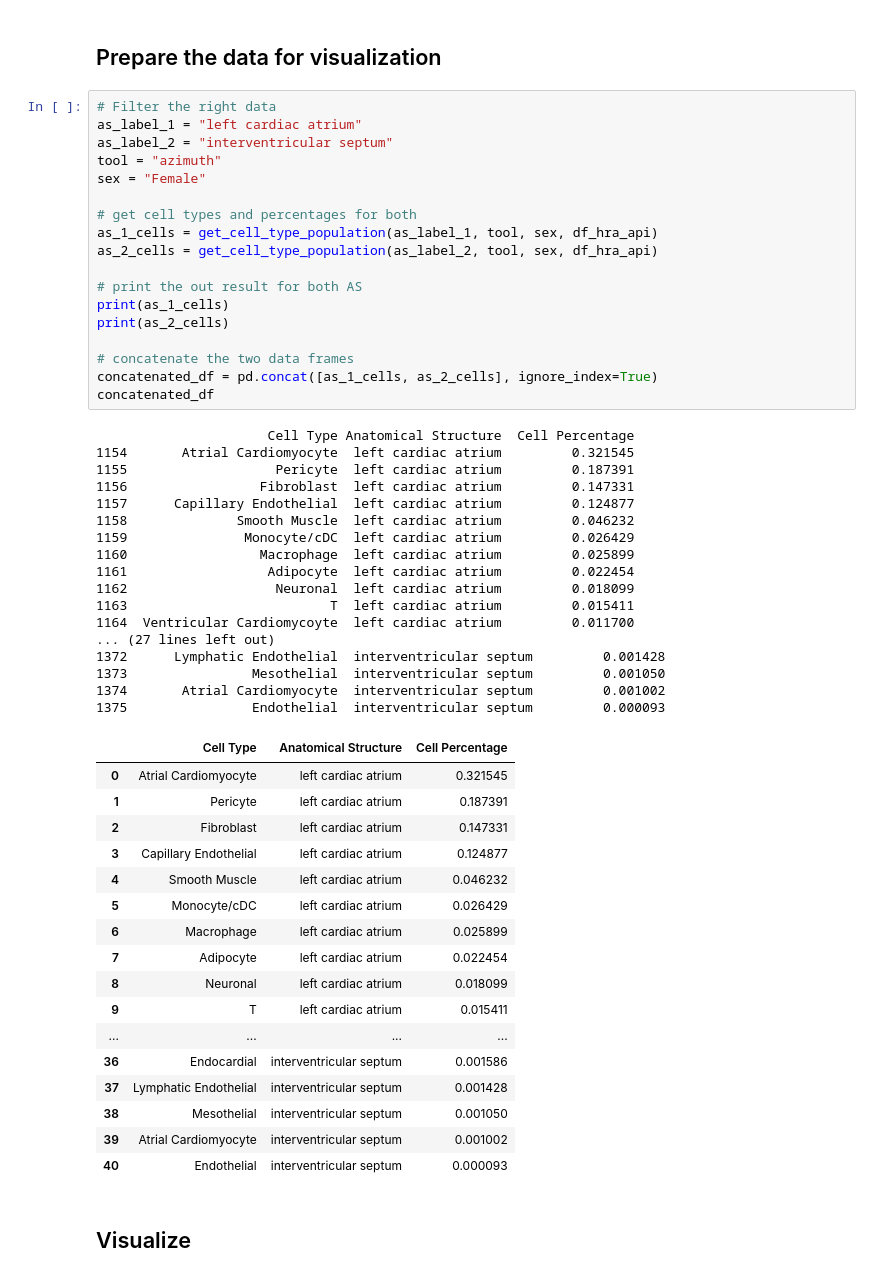
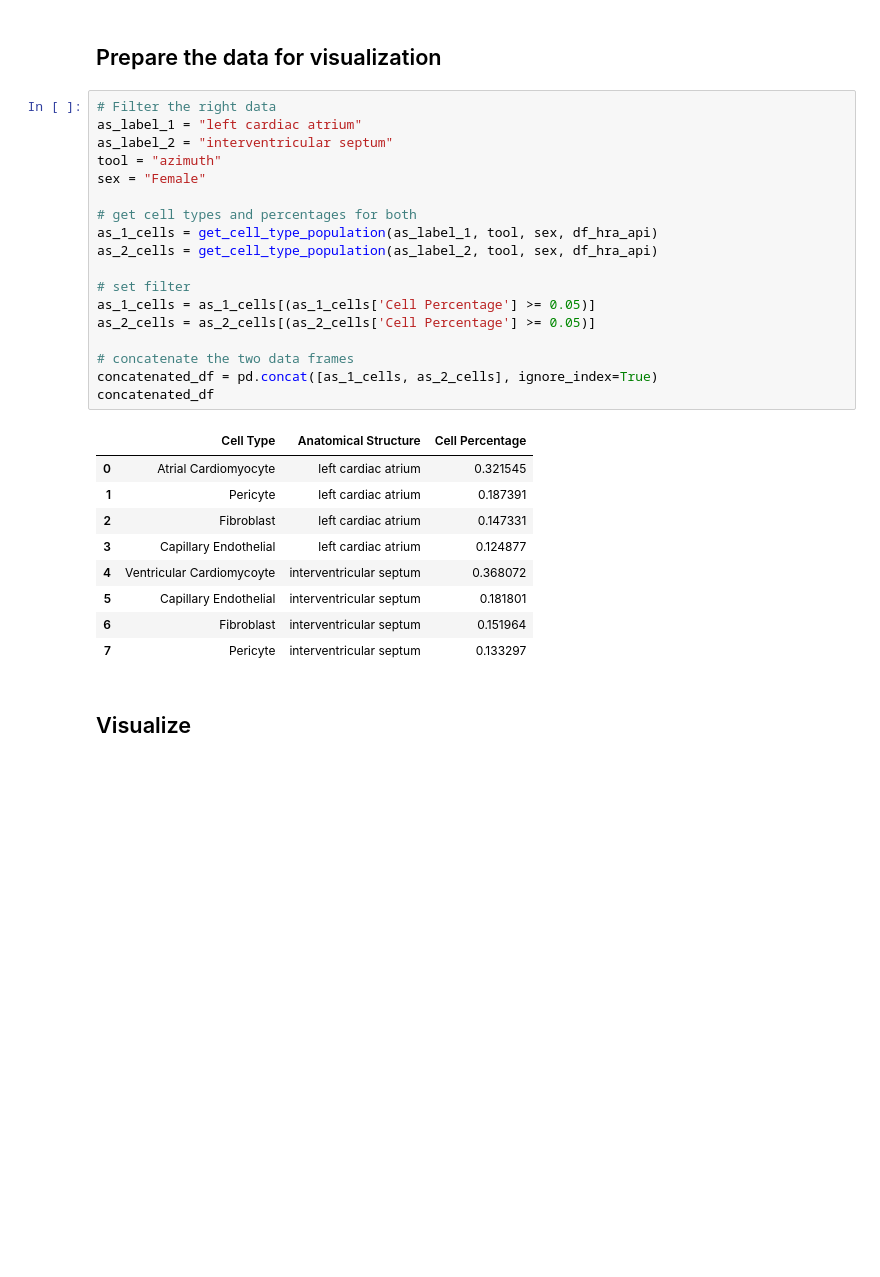
Before and after one commit to cns-iu/hra-construction-usage-supporting-information, a Jupyter notebook: hra_pop/figure_1_g_hra_pop.ipynb, the cells around one changed output. Saved outputs shown, nothing was run; the diff lists cells and outputs as text; blank space fills up the shorter version.

```diff
--- a/hra_pop/figure_1_g_hra_pop.ipynb
+++ b/hra_pop/figure_1_g_hra_pop.ipynb
@@ -114,56 +115,31 @@ def get_cell_type_population(as_label: str, tool:str, sex:str, hra_api_response:
 # %%
 # Filter the right data
 as_label_1 = "left cardiac atrium"
 as_label_2 = "interventricular septum"
 tool = "azimuth"
 sex = "Female"
 
 # get cell types and percentages for both
 as_1_cells = get_cell_type_population(as_label_1, tool, sex, df_hra_api)
 as_2_cells = get_cell_type_population(as_label_2, tool, sex, df_hra_api)
 
-# print the out result for both AS
-print(as_1_cells)
-print(as_2_cells)
+# set filter
+as_1_cells = as_1_cells[(as_1_cells['Cell Percentage'] >= 0.05)]
+as_2_cells = as_2_cells[(as_2_cells['Cell Percentage'] >= 0.05)]
 
 # concatenate the two data frames
 concatenated_df = pd.concat([as_1_cells, as_2_cells], ignore_index=True)
 concatenated_df
 # %% [output]
-                      Cell Type Anatomical Structure  Cell Percentage
-1154       Atrial Cardiomyocyte  left cardiac atrium         0.321545
-1155                   Pericyte  left cardiac atrium         0.187391
-1156                 Fibroblast  left cardiac atrium         0.147331
-1157      Capillary Endothelial  left cardiac atrium         0.124877
-1158              Smooth Muscle  left cardiac atrium         0.046232
-1159               Monocyte/cDC  left cardiac atrium         0.026429
-1160                 Macrophage  left cardiac atrium         0.025899
-1161                  Adipocyte  left cardiac atrium         0.022454
-1162                   Neuronal  left cardiac atrium         0.018099
-1163                          T  left cardiac atrium         0.015411
-1164  Ventricular Cardiomycoyte  left cardiac atrium         0.011700
-... (27 lines left out)
-1372      Lymphatic Endothelial  interventricular septum         0.001428
-1373                Mesothelial  interventricular septum         0.001050
-1374       Atrial Cardiomyocyte  interventricular septum         0.001002
-1375                Endothelial  interventricular septum         0.000093
 |  | Cell Type | Anatomical Structure | Cell Percentage |
 | 0 | Atrial Cardiomyocyte | left cardiac atrium | 0.321545 |
 | 1 | Pericyte | left cardiac atrium | 0.187391 |
 | 2 | Fibroblast | left cardiac atrium | 0.147331 |
 | 3 | Capillary Endothelial | left cardiac atrium | 0.124877 |
-| 4 | Smooth Muscle | left cardiac atrium | 0.046232 |
-| 5 | Monocyte/cDC | left cardiac atrium | 0.026429 |
-| 6 | Macrophage | left cardiac atrium | 0.025899 |
-| 7 | Adipocyte | left cardiac atrium | 0.022454 |
-| 8 | Neuronal | left cardiac atrium | 0.018099 |
-| 9 | T | left cardiac atrium | 0.015411 |
-| ... | ... | ... | ... |
-| 36 | Endocardial | interventricular septum | 0.001586 |
-| 37 | Lymphatic Endothelial | interventricular septum | 0.001428 |
-| 38 | Mesothelial | interventricular septum | 0.001050 |
-| 39 | Atrial Cardiomyocyte | interventricular septum | 0.001002 |
-| 40 | Endothelial | interventricular septum | 0.000093 |
+| 4 | Ventricular Cardiomycoyte | interventricular septum | 0.368072 |
+| 5 | Capillary Endothelial | interventricular septum | 0.181801 |
+| 6 | Fibroblast | interventricular septum | 0.151964 |
+| 7 | Pericyte | interventricular septum | 0.133297 |
 # %% [markdown]
 ## Visualize
 # %%
```
Also changed, not shown: parts of 3 cells of this notebook, 3 other files.
